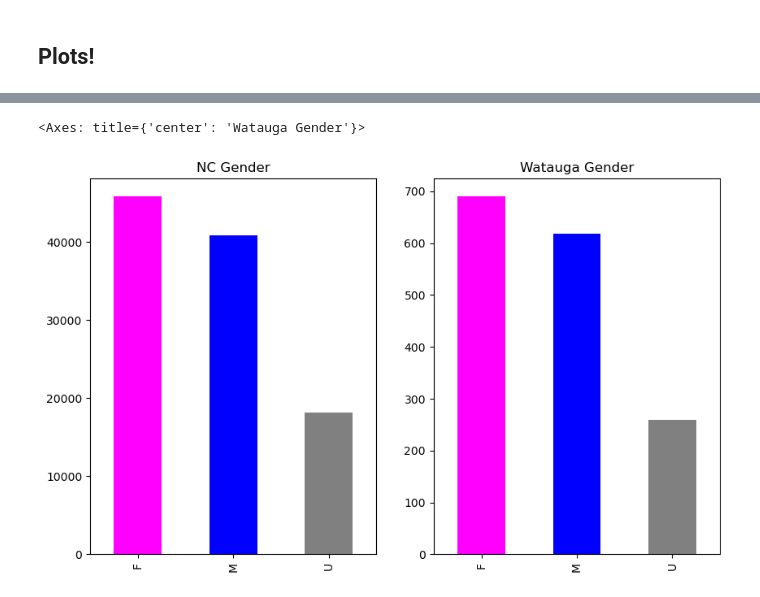
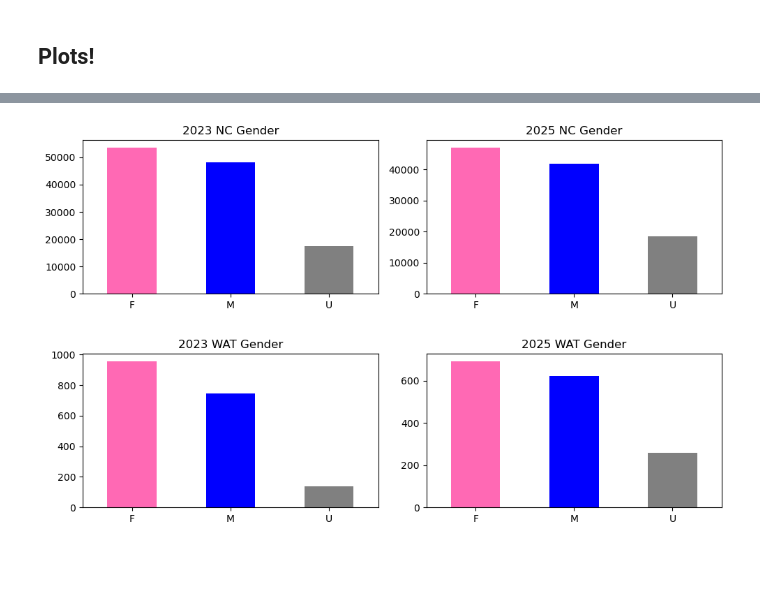
Before and after one commit to vandyy123/Election-Analysis, a Jupyter notebook: Election Results.ipynb, the cells around one changed output, grey strips where cells are left out. Saved outputs shown, nothing was run; the diff lists cells and outputs as text; code cells hidden in the pictures; blank space fills up the shorter version.

```diff
--- a/Election Results.ipynb
+++ b/Election Results.ipynb
@@ -75,0 +64,6 @@ dtype: int64
+# %%
+wat_current = wat_df_asc.loc['2025-08-01':]
+wat_past = wat_df_asc.loc['2023-08-01':'2023-10-30']
+percent = (len(wat_past) - len(wat_current)) / len(wat_past)
+print(f'The 2023 Watauga election had a registration count of {len(wat_past)}, while the 2025 election cycle ' +
+      f'had a registration count of {len(wat_current)}; a {percent:.1%} decrease.')
@@ -95,0 +80,6 @@ dtype: int64
+# %%
+nc_current = nc_df_asc.loc['2025-08-01':]
+nc_past = nc_df_asc.loc['2023-08-01':'2023-10-30']
+percent = (len(nc_past) - len(nc_current)) / len(nc_past)
+print(f'The 2023 NC election had a new registration count of {len(nc_past)}, while the 2025 election cycle ' +
+      f'had a registration count of {len(nc_current)}; a {percent:.1%} decrease.')
@@ -140,9 +102,12 @@ gender
 # %%
-fig, axes = plt.subplots(1, 2, figsize = (10, 6))
+fig, axes = plt.subplots(2, 2, figsize = (10, 6))
 
-ncdf_current['gender_code'].value_counts().plot(ax = axes[0], kind = 'bar', stacked = True, title = 'NC Gender', color = ['magenta', 'blue', 'grey'])
+nc_past['gender_code'].value_counts().plot(ax = axes[0,0], kind = 'bar', stacked = True, color = ['hotpink', 'blue', 'grey'], title = '2023 NC Gender', rot = 0)
+nc_current['gender_code'].value_counts().plot(ax = axes[0,1], kind = 'bar', stacked = True, color = ['hotpink', 'blue', 'grey'], title = '2025 NC Gender', rot = 0)
 
-watdf_current['gender_code'].value_counts().plot(ax = axes[1], kind = 'bar', stacked = True, title = 'Watauga Gender', color = ['magenta', 'blue', 'gray'])
+wat_past['gender_code'].value_counts().plot(ax = axes[1,0], kind = 'bar', stacked = True, color = ['hotpink', 'blue', 'grey'], title = '2023 WAT Gender', rot = 0)
+wat_current['gender_code'].value_counts().plot(ax = axes[1,1], kind = 'bar', stacked = True, color = ['hotpink', 'blue', 'grey'], title = '2025 WAT Gender', rot = 0)
+
+plt.tight_layout(h_pad=3.0)
 # %% [output]
-<Axes: title={'center': 'Watauga Gender'}>
-[figure, old version]
+[figure, new version]
```
Also changed, not shown: parts of 11 cells of this notebook.
